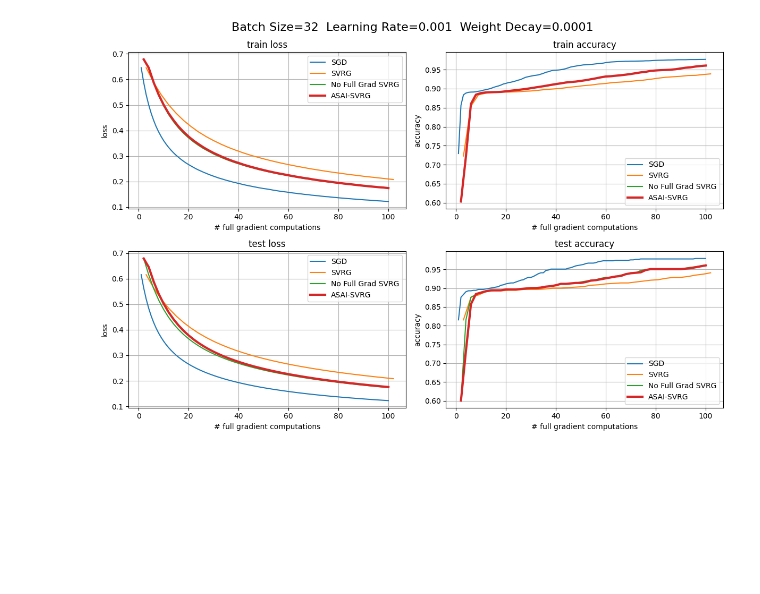
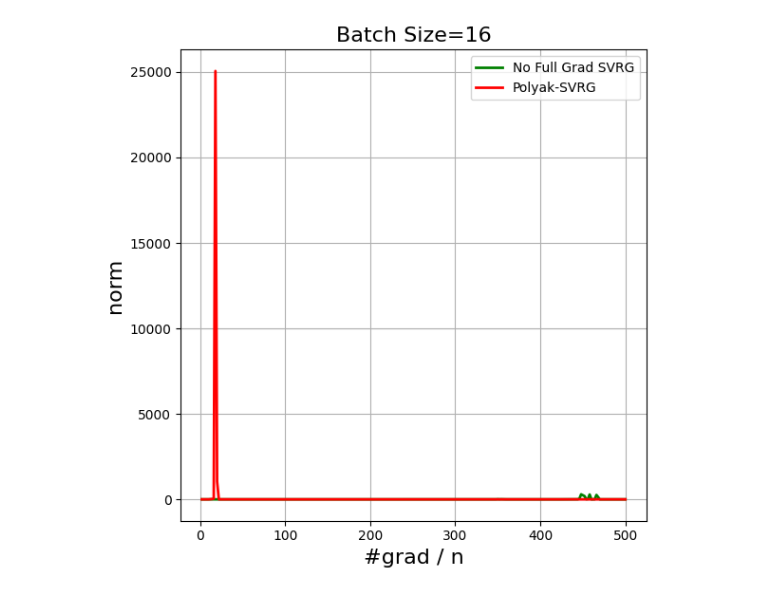
Before and after one commit to Acai-bowl-1012/workspace, a Jupyter notebook: 結果を見る.ipynb, the cells around one changed output. Saved outputs shown, nothing was run; the diff lists cells and outputs as text; code cells hidden in the pictures; blank space fills up the shorter version.

```diff
--- a/結果を見る.ipynb
+++ b/結果を見る.ipynb
@@ -60,60 +74,16 @@ plt.show()
-# %%
-fig = plt.figure(figsize = (12, 8))
-fig.suptitle(f"Batch Size={BATCH_SIZE}  Learning Rate={LEARNING_RATE}  Weight Decay={WEIGHT_DECAY}",fontsize=16)
-
-ax = fig.add_subplot(2, 2, 1)
-if SGD_x: ax.plot(SGD_x, SGD_train_loss_history, label = "SGD")
-if SVRG_x: ax.plot(SVRG_x, SVRG_train_loss_history, label = "SVRG")
-if NFG_SVRG_x: ax.plot(NFG_SVRG_x, NFG_SVRG_train_loss_history, label = "No Full Grad SVRG")
-if ASAI_SVRG_x: ax.plot(ASAI_SVRG_x, ASAI_SVRG_train_loss_history, label = "ASAI-SVRG", linewidth = 3)
-if Polyak_SVRG_x: ax.plot(Polyak_SVRG_x, Polyak_SVRG_train_loss_history, label = "Polyak Full Grad SVRG")
-if GD_train_loss_history: ax.plot(GD_train_loss_history, label = "GD")
-ax.set_xlabel("# full gradient computations")
-ax.set_ylabel("loss")
-ax.set_title("train loss")
-ax.grid()
-ax.legend()
-
-ax = fig.add_subplot(2, 2, 2)
-if SGD_x: ax.plot(SGD_x, SGD_train_acc_history, label = "SGD")
-if SVRG_x: ax.plot(SVRG_x, SVRG_train_acc_history, label = "SVRG")
-if NFG_SVRG_x: ax.plot(NFG_SVRG_x, NFG_SVRG_train_acc_history, label = "No Full Grad SVRG")
-if ASAI_SVRG_x: ax.plot(ASAI_SVRG_x, ASAI_SVRG_train_acc_history, label = "ASAI-SVRG", linewidth = 3)
-if Polyak_SVRG_x: ax.plot(Polyak_SVRG_x, Polyak_SVRG_train_acc_history, label = "Polyak Full Grad SVRG")
-if GD_train_acc_history: ax.plot(GD_train_acc_history, label = "GD")
-ax.set_xlabel("# full gradient computations")
-ax.set_ylabel("accuracy")
-ax.set_title("train accuracy")
-ax.grid()
-ax.legend()
-
-ax = fig.add_subplot(2, 2, 3)
-if SGD_x: ax.plot(SGD_x, SGD_test_loss_history, label = "SGD")
-if SVRG_x: ax.plot(SVRG_x, SVRG_test_loss_history, label = "SVRG")
-if NFG_SVRG_x: ax.plot(NFG_SVRG_x, NFG_SVRG_test_loss_history, label = "No Full Grad SVRG")
-if ASAI_SVRG_x: ax.plot(ASAI_SVRG_x, ASAI_SVRG_test_loss_history, label = "ASAI-SVRG", linewidth = 3)
-if Polyak_SVRG_x: ax.plot(Polyak_SVRG_x, Polyak_SVRG_test_loss_history, label = "Polyak Full Grad SVRG")
-if GD_test_loss_history: ax.plot(GD_test_loss_history, label = "GD")
-ax.set_xlabel("# full gradient computations")
-ax.set_ylabel("loss")
-ax.set_title("test loss")
-ax.grid()
-ax.legend()
-
-ax = fig.add_subplot(2, 2, 4)
-if SGD_x: ax.plot(SGD_x, SGD_test_acc_history, label = "SGD")
-if SVRG_x: ax.plot(SVRG_x, SVRG_test_acc_history, label = "SVRG")
-if NFG_SVRG_x: ax.plot(NFG_SVRG_x, NFG_SVRG_test_acc_history, label = "No Full Grad SVRG")
-if ASAI_SVRG_x: ax.plot(ASAI_SVRG_x, ASAI_SVRG_test_acc_history, label = "ASAI-SVRG", linewidth = 3)
-if Polyak_SVRG_x: ax.plot(Polyak_SVRG_x, Polyak_SVRG_test_acc_history, label = "Polyak Full Grad SVRG")
-if GD_test_acc_history: ax.plot(GD_test_acc_history, label = "GD")
-ax.set_xlabel("# full gradient computations")
-ax.set_ylabel("accuracy")
-ax.set_title("test accuracy")
-ax.grid()
-ax.legend()
-
-plt.tight_layout()
-plt.show()
-# %% [output]
-[figure, removed]
+# %%
+fig = plt.figure(figsize = (6, 6))
+ax = fig.add_subplot()
+
+ax.plot(NFG_SVRG_x , NFG_SVRG_norm_history, label = "No Full Grad SVRG", c='green', linewidth = 2)
+ax.plot(ASAI_SVRG_x, ASAI_SVRG_norm_history, label = "Polyak-SVRG", c='red', linewidth = 2)
+ax.set_xlabel("#grad / n", fontsize=16)
+ax.set_ylabel("norm", fontsize=16)
+ax.set_title("" ,fontsize=16)
+ax.set_title(f"Batch Size={BATCH_SIZE}",fontsize=16)
+ax.grid()
+ax.legend()
+plt.tight_layout()
+plt.show()
+# %% [output]
+[figure, added]
```
Also changed, not shown: parts of 5 cells of this notebook, 6 other files.
